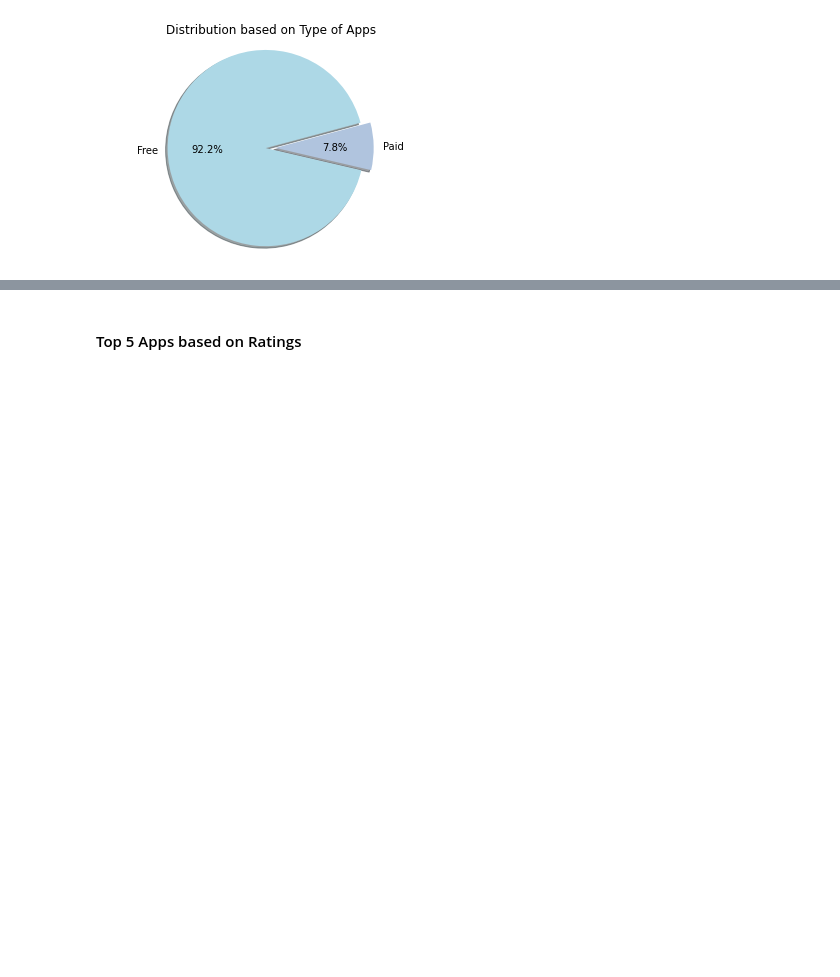
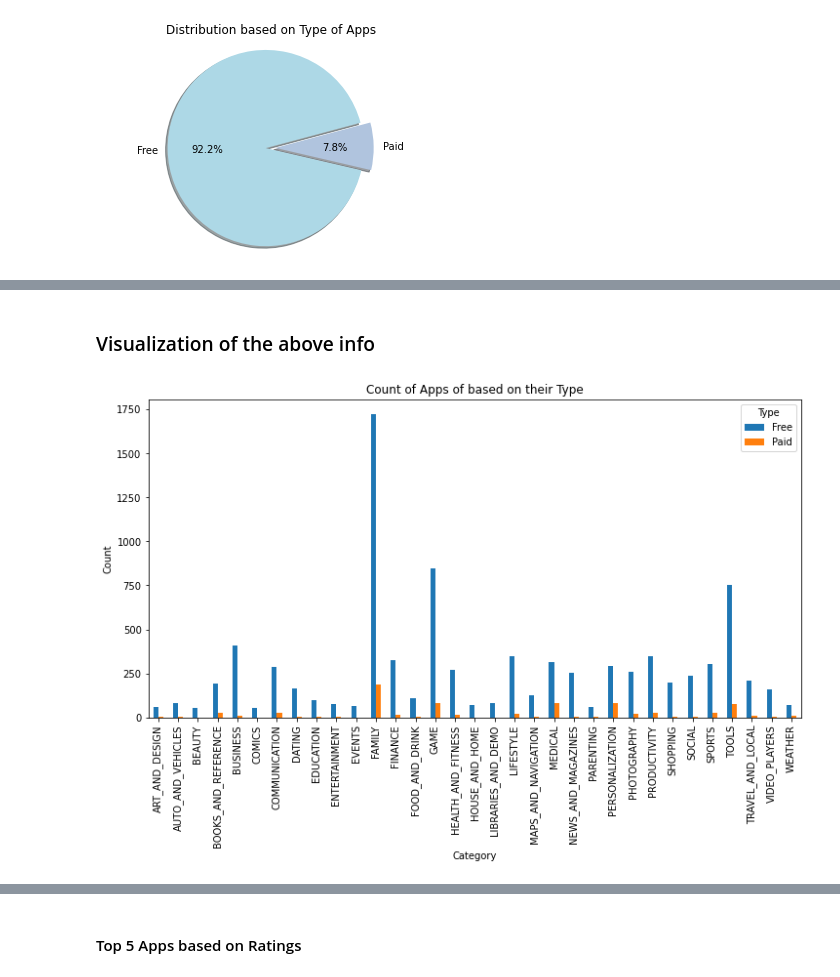
Before and after one commit to rohanroney/Play-Store-App-Review-Analysis, a Jupyter notebook: Rohan_Roney_Play_Store_App_Review_Analysis_Capstone_Project.ipynb, the cells around one changed output, grey strips where cells are left out. Saved outputs shown, nothing was run; the diff lists cells and outputs as text; code cells hidden in the pictures; blank space fills up the shorter version.

```diff
--- a/Rohan_Roney_Play_Store_App_Review_Analysis_Capstone_Project.ipynb
+++ b/Rohan_Roney_Play_Store_App_Review_Analysis_Capstone_Project.ipynb
@@ -375,0 +438,2 @@ plt.show()
+# %%
+app_count_based_on_type = play_store.groupby(['Category','Type'])[['App']].count().reset_index().rename(columns={'App':'Count','index':'App'})
@@ -375,0 +456,3 @@ plt.show()
+# %%
+# Restructuring the data
+df_app_count_by_type = app_count_based_on_type.pivot('Category', 'Type', 'Count').fillna(0).reset_index()
@@ -375,0 +485,10 @@ plt.show()
+# %% [markdown]
+### Visualization of the above info
+# %%
+df_app_count_by_type.set_index('Category').plot(kind='bar', figsize=(12,6))
+plt.xlabel("Category")
+plt.ylabel("Count")
+plt.title("Count of Apps of based on their Type")
+plt.show()
+# %% [output]
+[figure, added]
```
Also changed, not shown: parts of 24 cells of this notebook.
